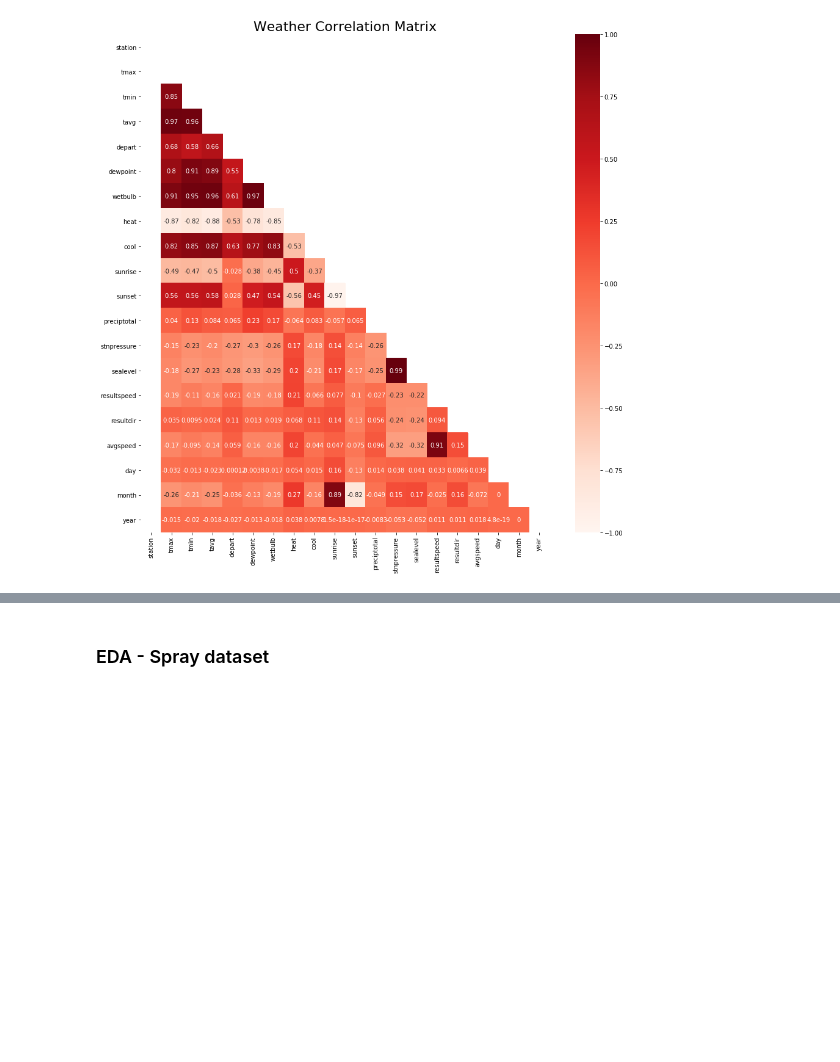
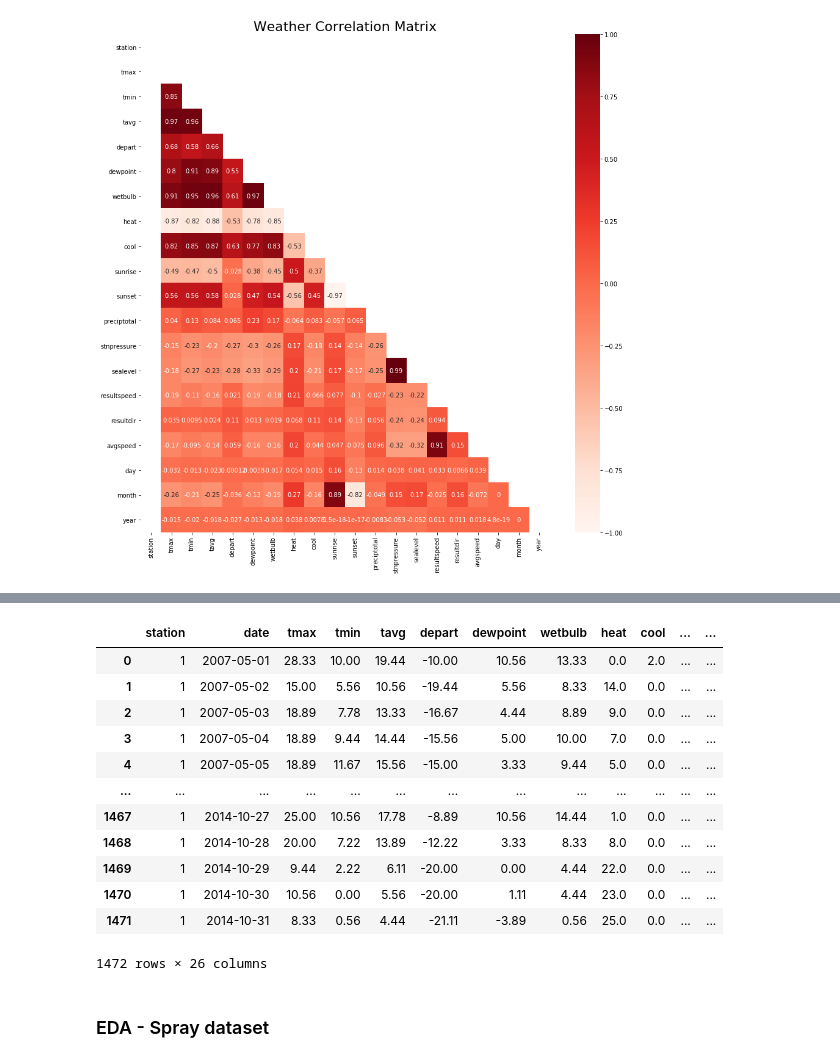
Before and after one commit to DSI-14-P4-BARJ/Project_4_West_Nile_Virus_Prediction, a Jupyter notebook: code/Project_4_West_Nile_Virus_Prediction.ipynb, the cells around one changed output, grey strips where cells are left out. Cells and saved outputs as stored; diff of their text form; code cells hidden in the pictures; blank space fills up the shorter version.

```diff
--- a/code/Project_4_West_Nile_Virus_Prediction.ipynb
+++ b/code/Project_4_West_Nile_Virus_Prediction.ipynb
@@ -519,3 +544,19 @@ heat_map = sns.heatmap(corr,mask=mask,annot=True,vmin=-1,vmax=1,cmap="Reds")
+# %%
+df_weather_st1
+# %% [output]
+|  | station | date | tmax | tmin | tavg | depart | dewpoint | wetbulb | heat | cool | ... | ... |
+| 0 | 1 | 2007-05-01 | 28.33 | 10.00 | 19.44 | -10.00 | 10.56 | 13.33 | 0.0 | 2.0 | ... | ... |
+| 1 | 1 | 2007-05-02 | 15.00 | 5.56 | 10.56 | -19.44 | 5.56 | 8.33 | 14.0 | 0.0 | ... | ... |
+| 2 | 1 | 2007-05-03 | 18.89 | 7.78 | 13.33 | -16.67 | 4.44 | 8.89 | 9.0 | 0.0 | ... | ... |
+| 3 | 1 | 2007-05-04 | 18.89 | 9.44 | 14.44 | -15.56 | 5.00 | 10.00 | 7.0 | 0.0 | ... | ... |
+| 4 | 1 | 2007-05-05 | 18.89 | 11.67 | 15.56 | -15.00 | 3.33 | 9.44 | 5.0 | 0.0 | ... | ... |
+| ... | ... | ... | ... | ... | ... | ... | ... | ... | ... | ... | ... | ... |
+| 1467 | 1 | 2014-10-27 | 25.00 | 10.56 | 17.78 | -8.89 | 10.56 | 14.44 | 1.0 | 0.0 | ... | ... |
+| 1468 | 1 | 2014-10-28 | 20.00 | 7.22 | 13.89 | -12.22 | 3.33 | 8.33 | 8.0 | 0.0 | ... | ... |
+| 1469 | 1 | 2014-10-29 | 9.44 | 2.22 | 6.11 | -20.00 | 0.00 | 4.44 | 22.0 | 0.0 | ... | ... |
+| 1470 | 1 | 2014-10-30 | 10.56 | 0.00 | 5.56 | -20.00 | 1.11 | 4.44 | 23.0 | 0.0 | ... | ... |
+| 1471 | 1 | 2014-10-31 | 8.33 | 0.56 | 4.44 | -21.11 | -3.89 | 0.56 | 25.0 | 0.0 | ... | ... |
+1472 rows × 26 columns
 # %% [markdown]
 ### EDA - Spray dataset
 # %%
```
Also changed, not shown: parts of 95 cells of this notebook, 2 other files.
